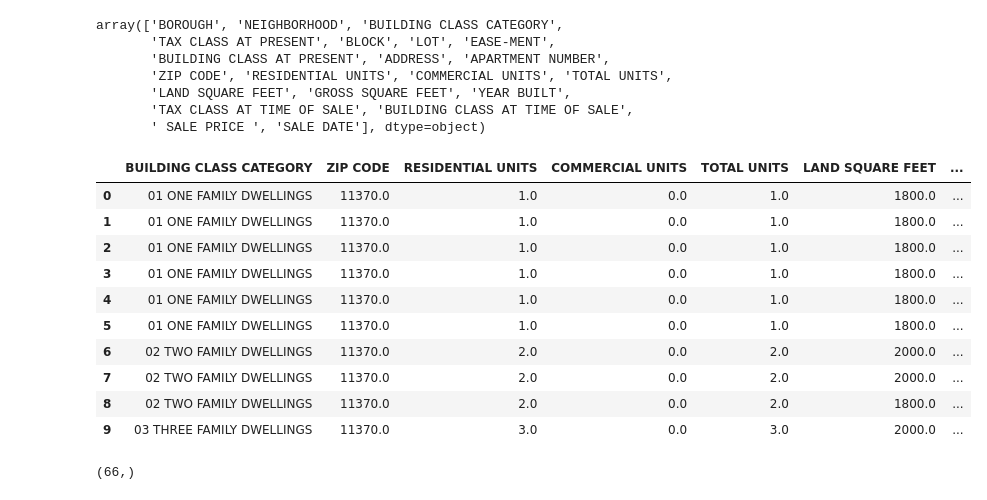
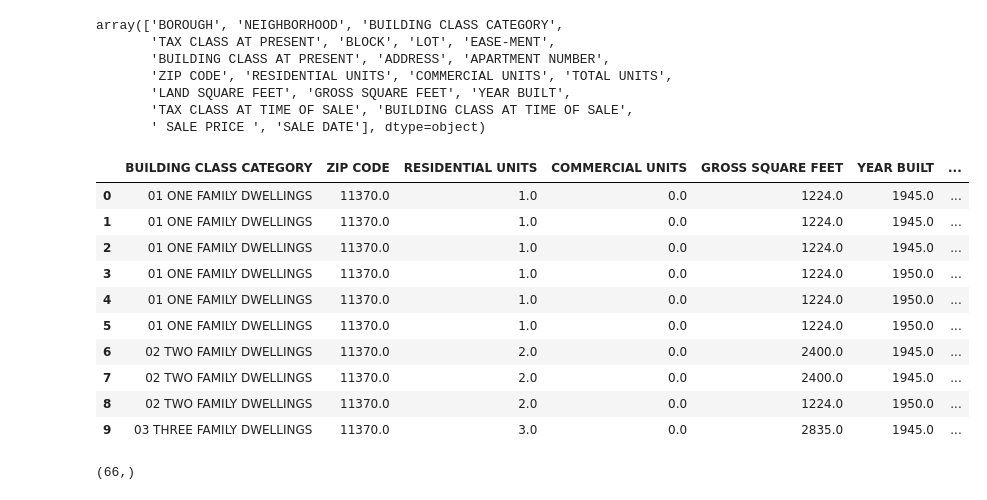
Before and after one commit to Ncalo19/Queens_price_predictor, a Jupyter notebook: data_pandas/cleaned_data.ipynb, the cells around one changed output. Cells and saved outputs as stored; diff of their text form; code cells hidden in the pictures.

Commit message:
Complete pandas data cleaning

```diff
--- a/data_pandas/cleaned_data.ipynb
+++ b/data_pandas/cleaned_data.ipynb
@@ -2,8 +2,8 @@
 import pandas as pd
 import matplotlib.pyplot as plt
 import numpy as np
-df = pd.read_csv(r'C:\Users\nCalo\Documents\Automifai\Research\Coding_Lessons\Git\Queens_price_predictor\data_pandas\rollingsales_queens.csv')
-df2 = pd.read_csv('https://raw.githubusercontent.com/Ncalo19/Queens_price_predictor/master/data_pandas/rollingsales_queens%20(1).csv')
+import datetime
+df = pd.read_csv('https://raw.githubusercontent.com/Ncalo19/Queens_price_predictor/master/data_pandas/rollingsales_queens.csv')
 # %%
 df.columns.values
 # %% [output]
@@ -15,24 +15,23 @@ array(['BOROUGH', 'NEIGHBORHOOD', 'BUILDING CLASS CATEGORY',
        'TAX CLASS AT TIME OF SALE', 'BUILDING CLASS AT TIME OF SALE',
        ' SALE PRICE ', 'SALE DATE'], dtype=object)
 # %%
-df = df.drop(columns=['BOROUGH', 'APARTMENT NUMBER', 'BLOCK', 'LOT', 'BUILDING CLASS AT PRESENT', 'EASE-MENT', 'BOROUGH', 'TAX CLASS AT PRESENT', 'BLOCK', 'LOT', 'BUILDING CLASS AT PRESENT', 'ADDRESS', 'NEIGHBORHOOD', 'SALE DATE'])
+df = df.drop(columns=['BOROUGH', 'APARTMENT NUMBER', 'BLOCK', 'LOT', 'BUILDING CLASS AT PRESENT', 'EASE-MENT', 'BOROUGH', 'TAX CLASS AT PRESENT', 'BLOCK', 'LOT', 'BUILDING CLASS AT PRESENT', 'ADDRESS', 'NEIGHBORHOOD', 'SALE DATE', 'LAND SQUARE FEET', 'TOTAL UNITS'])
 df.head(10)
 # %% [output]
-|  | BUILDING CLASS CATEGORY | ZIP CODE | RESIDENTIAL UNITS | COMMERCIAL UNITS | TOTAL UNITS | LAND SQUARE FEET | ... |
-| 0 | 01 ONE FAMILY DWELLINGS | 11370.0 | 1.0 | 0.0 | 1.0 | 1800.0 | ... |
-| 1 | 01 ONE FAMILY DWELLINGS | 11370.0 | 1.0 | 0.0 | 1.0 | 1800.0 | ... |
-| 2 | 01 ONE FAMILY DWELLINGS | 11370.0 | 1.0 | 0.0 | 1.0 | 1800.0 | ... |
-| 3 | 01 ONE FAMILY DWELLINGS | 11370.0 | 1.0 | 0.0 | 1.0 | 1800.0 | ... |
-| 4 | 01 ONE FAMILY DWELLINGS | 11370.0 | 1.0 | 0.0 | 1.0 | 1800.0 | ... |
-| 5 | 01 ONE FAMILY DWELLINGS | 11370.0 | 1.0 | 0.0 | 1.0 | 1800.0 | ... |
-| 6 | 02 TWO FAMILY DWELLINGS | 11370.0 | 2.0 | 0.0 | 2.0 | 2000.0 | ... |
-| 7 | 02 TWO FAMILY DWELLINGS | 11370.0 | 2.0 | 0.0 | 2.0 | 2000.0 | ... |
-| 8 | 02 TWO FAMILY DWELLINGS | 11370.0 | 2.0 | 0.0 | 2.0 | 1800.0 | ... |
-| 9 | 03 THREE FAMILY DWELLINGS | 11370.0 | 3.0 | 0.0 | 3.0 | 2000.0 | ... |
+|  | BUILDING CLASS CATEGORY | ZIP CODE | RESIDENTIAL UNITS | COMMERCIAL UNITS | GROSS SQUARE FEET | YEAR BUILT | ... |
+| 0 | 01 ONE FAMILY DWELLINGS | 11370.0 | 1.0 | 0.0 | 1224.0 | 1945.0 | ... |
+| 1 | 01 ONE FAMILY DWELLINGS | 11370.0 | 1.0 | 0.0 | 1224.0 | 1945.0 | ... |
+| 2 | 01 ONE FAMILY DWELLINGS | 11370.0 | 1.0 | 0.0 | 1224.0 | 1945.0 | ... |
+| 3 | 01 ONE FAMILY DWELLINGS | 11370.0 | 1.0 | 0.0 | 1224.0 | 1950.0 | ... |
+| 4 | 01 ONE FAMILY DWELLINGS | 11370.0 | 1.0 | 0.0 | 1224.0 | 1950.0 | ... |
+| 5 | 01 ONE FAMILY DWELLINGS | 11370.0 | 1.0 | 0.0 | 1224.0 | 1950.0 | ... |
+| 6 | 02 TWO FAMILY DWELLINGS | 11370.0 | 2.0 | 0.0 | 2400.0 | 1945.0 | ... |
+| 7 | 02 TWO FAMILY DWELLINGS | 11370.0 | 2.0 | 0.0 | 2400.0 | 1945.0 | ... |
+| 8 | 02 TWO FAMILY DWELLINGS | 11370.0 | 2.0 | 0.0 | 1224.0 | 1950.0 | ... |
+| 9 | 03 THREE FAMILY DWELLINGS | 11370.0 | 3.0 | 0.0 | 2835.0 | 1945.0 | ... |
 # %%
 x = df['ZIP CODE']
 x = x.unique()
+x.shape
+# %% [output]
+(66,)
-# %%
-x.shape
-# %% [output]
-(66,)
```
Also changed, not shown: parts of 21 cells of this notebook, 2 other files.
